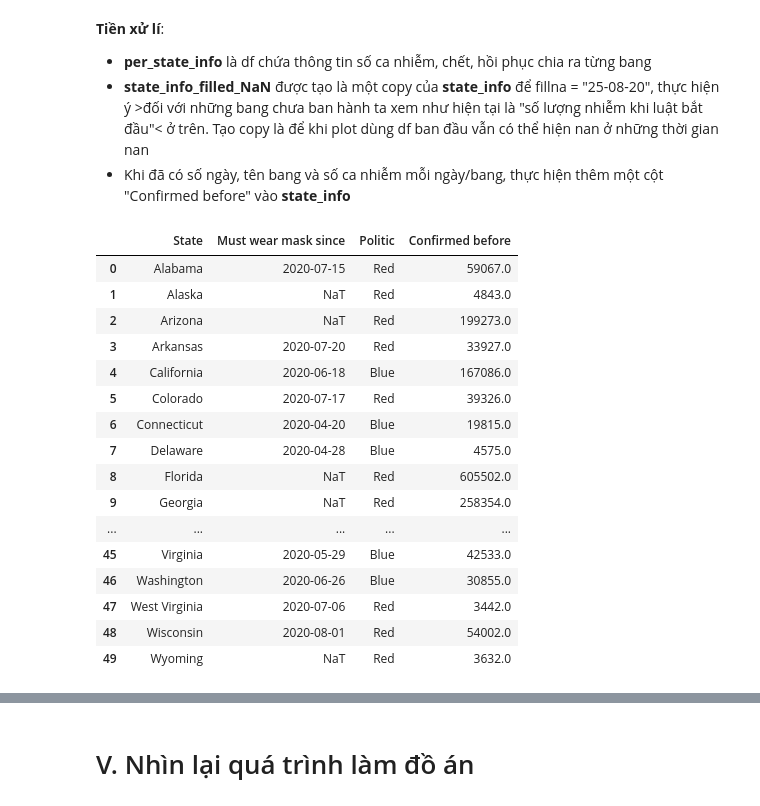
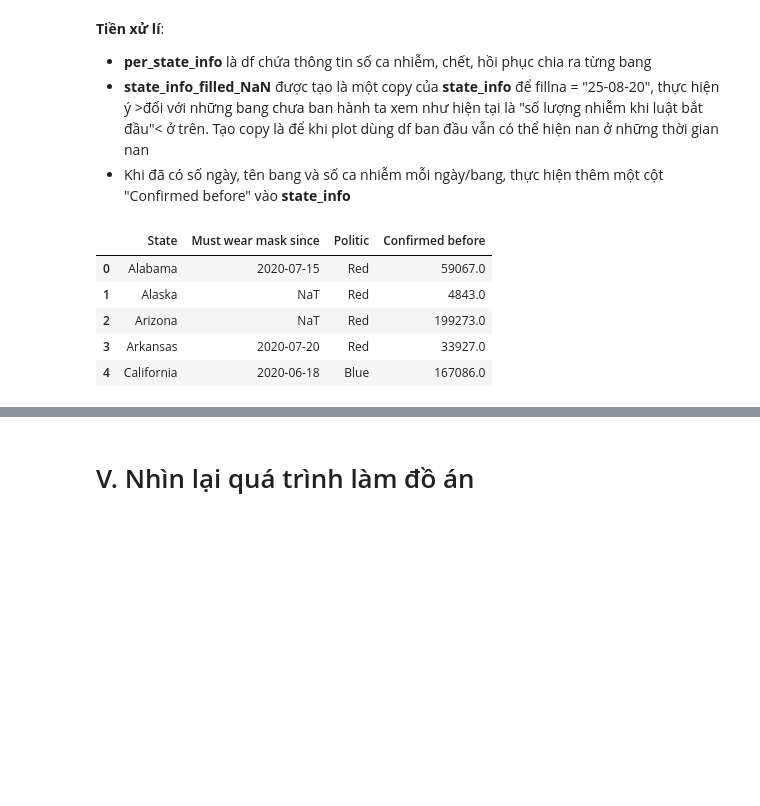
Before and after one commit to StrugVN/DACK_LTCKHDL, a Jupyter notebook: 1712834-TranMinhTri.ipynb, the cells around one changed output, grey strips where cells are left out. Saved outputs shown, nothing was run; the diff lists cells and outputs as text; code cells hidden in the pictures; blank space fills up the shorter version.

```diff
--- a/1712834-TranMinhTri.ipynb
+++ b/1712834-TranMinhTri.ipynb
@@ -275,24 +337,13 @@ for i in range(state_info.shape[0]):
 
 state_info["Confirmed before"] = confirmed_at_in_effect_date
 # %%
-state_info
+state_info.head()
 # %% [output]
 |  | State | Must wear mask since | Politic | Confirmed before |
 | 0 | Alabama | 2020-07-15 | Red | 59067.0 |
 | 1 | Alaska | NaT | Red | 4843.0 |
 | 2 | Arizona | NaT | Red | 199273.0 |
 | 3 | Arkansas | 2020-07-20 | Red | 33927.0 |
 | 4 | California | 2020-06-18 | Blue | 167086.0 |
-| 5 | Colorado | 2020-07-17 | Red | 39326.0 |
-| 6 | Connecticut | 2020-04-20 | Blue | 19815.0 |
-| 7 | Delaware | 2020-04-28 | Blue | 4575.0 |
-| 8 | Florida | NaT | Red | 605502.0 |
-| 9 | Georgia | NaT | Red | 258354.0 |
-| ... | ... | ... | ... | ... |
-| 45 | Virginia | 2020-05-29 | Blue | 42533.0 |
-| 46 | Washington | 2020-06-26 | Blue | 30855.0 |
-| 47 | West Virginia | 2020-07-06 | Red | 3442.0 |
-| 48 | Wisconsin | 2020-08-01 | Red | 54002.0 |
-| 49 | Wyoming | NaT | Red | 3632.0 |
 # %%
 df = state_info.sort_values(by=['Must wear mask since'], ascending=False, na_position="first")
```
Also changed, not shown: parts of 38 cells of this notebook.
